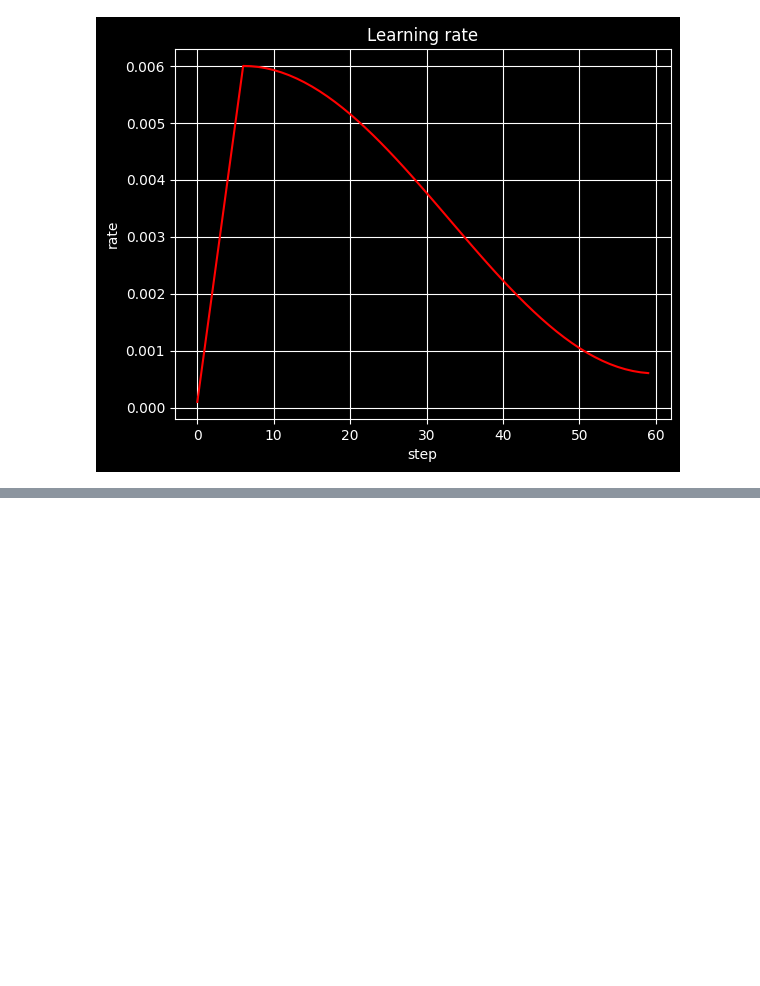
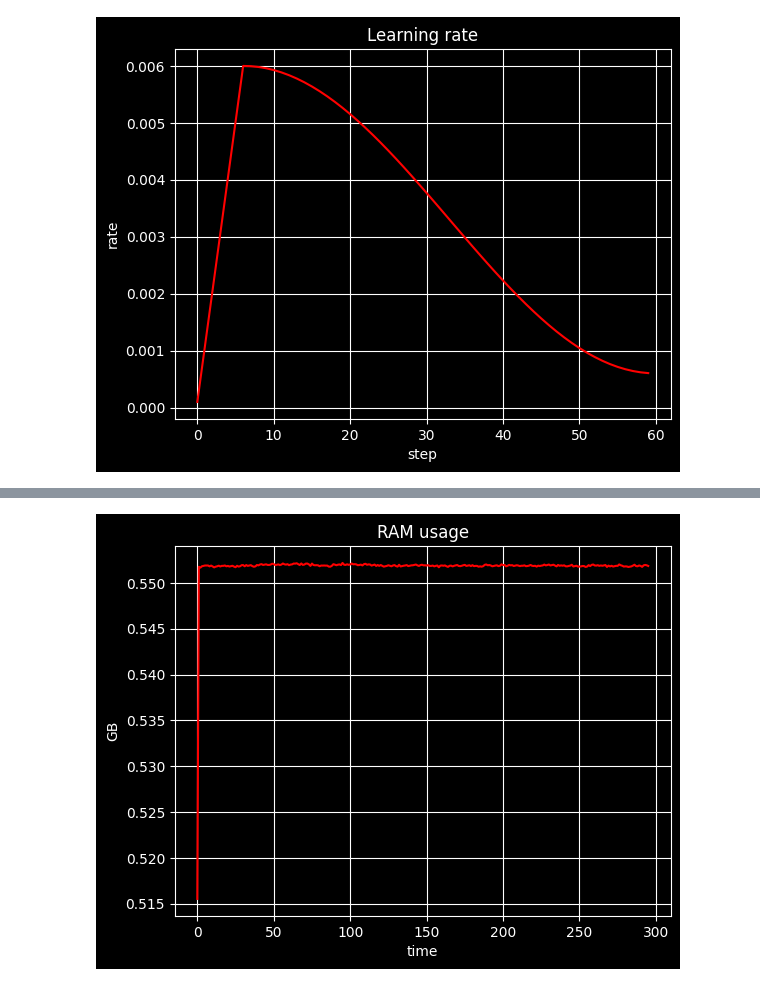
Before and after one commit to peter-peter-22/autoregressive_playground, a Jupyter notebook: instruction_following/inspect_checkpoints.ipynb, the cells around one changed output, grey strips where cells are left out. Cells and saved outputs as stored; diff of their text form; code cells hidden in the pictures; blank space fills up the shorter version.

```diff
--- a/instruction_following/inspect_checkpoints.ipynb
+++ b/instruction_following/inspect_checkpoints.ipynb
@@ -156,0 +188,12 @@ plt.show()
+# %%
+y = [info["system"]["ram_gb"]
+for info in infos]
+
+plt.plot(x, y, color="red")
+plt.xlabel('time')
+plt.ylabel('GB')
+plt.title('RAM usage')
+plt.grid(True)
+plt.show()
+# %% [output]
+[figure, added]
```
Also changed, not shown: parts of 15 cells of this notebook, 5 other files.
